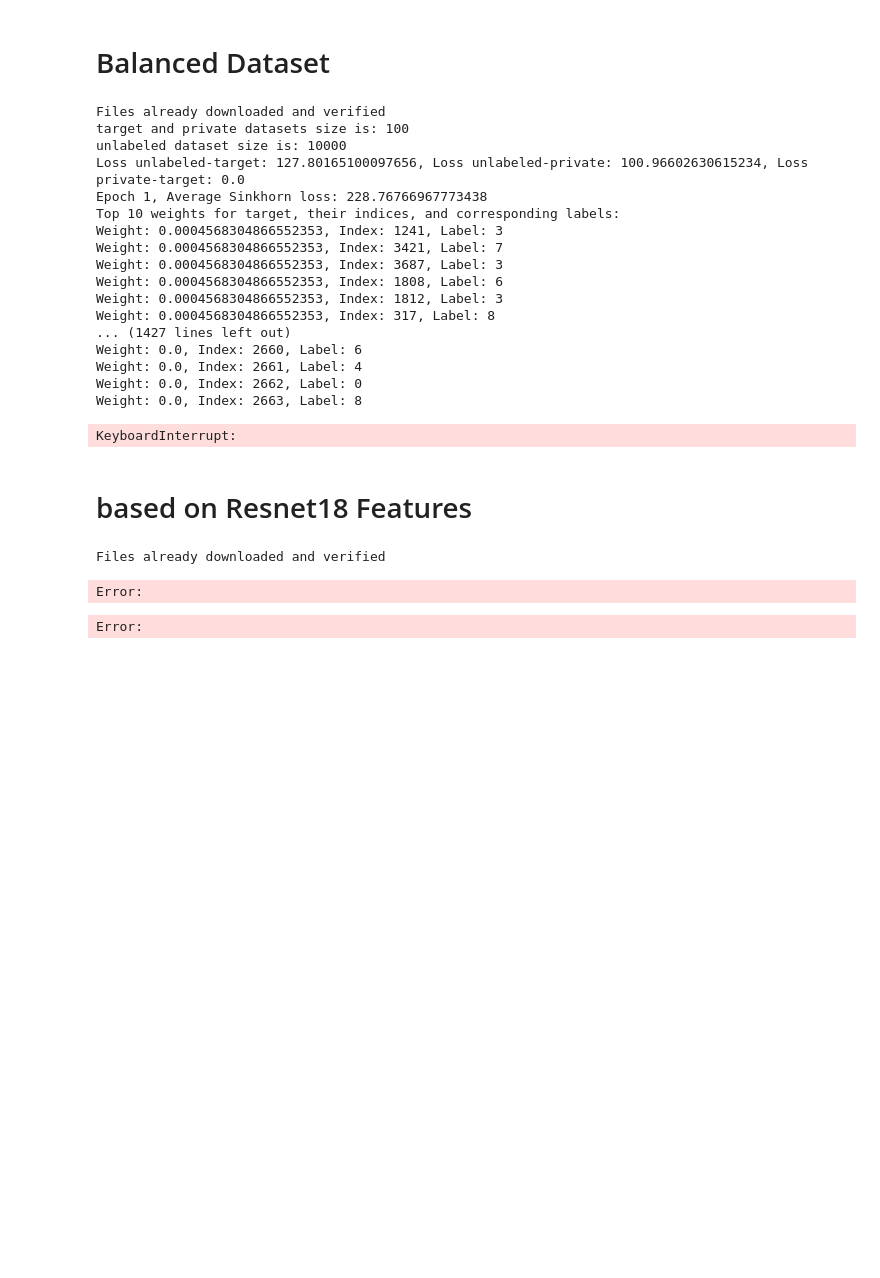
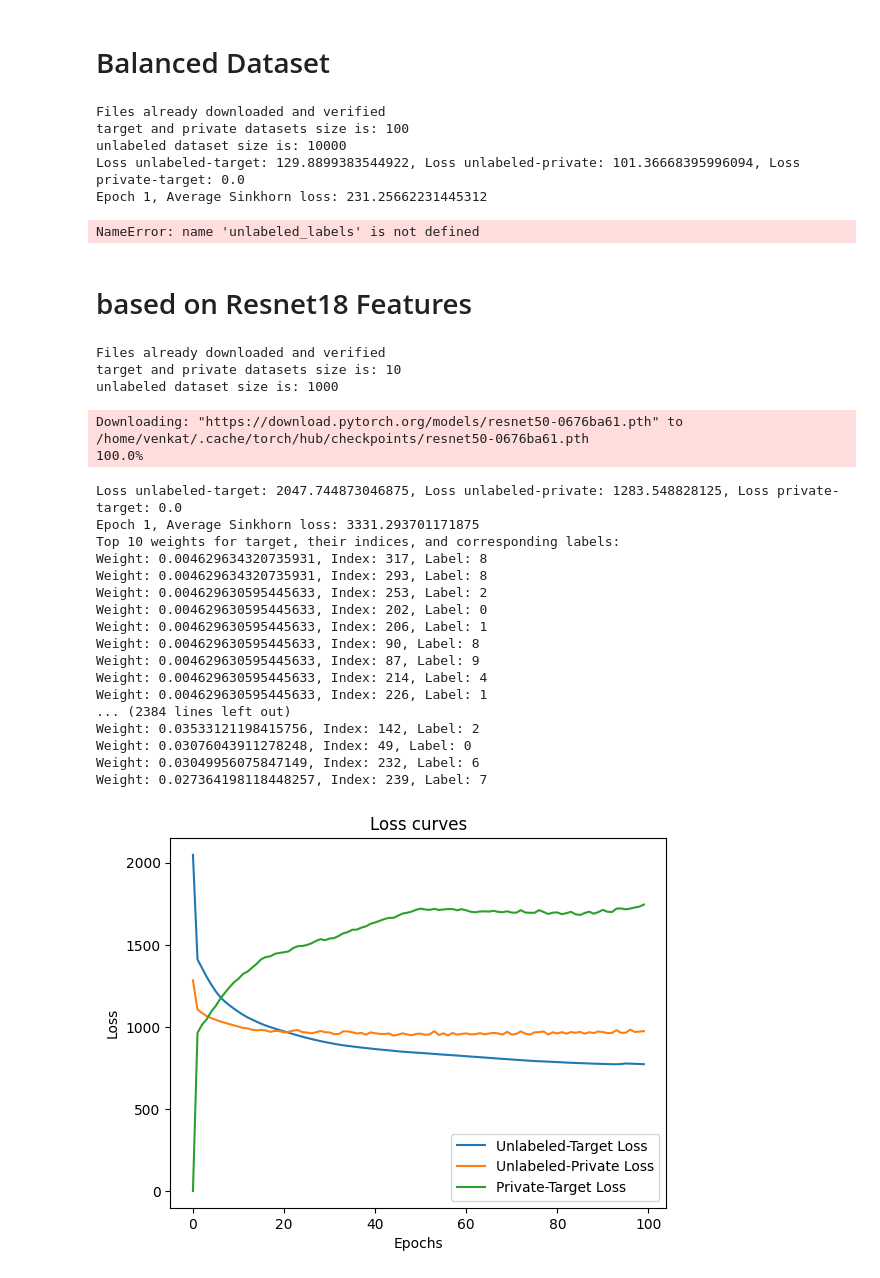
Before and after one commit to venkatapathy/sinkhorn-minibatch, a Jupyter notebook: cifar_minibatchsinkhorn.ipynb, the cells around one changed output. Saved outputs shown, nothing was run; the diff lists cells and outputs as text; code cells hidden in the pictures; blank space fills up the shorter version.

Commit message:
feature with resnet50

```diff
--- a/cifar_minibatchsinkhorn.ipynb
+++ b/cifar_minibatchsinkhorn.ipynb
@@ -792,8 +815,8 @@ private_loader = DataLoader(private_dataset, batch_size=len(private_dataset), sh
 sinkhorn_loss = SamplesLoss(loss="sinkhorn", p=2, blur=0.01)
 
 # Initialize weights for the unlabeled_images for target and private
-weights_unlabeled_target = torch.full((len(unlabeled), 1), 1.0 / len(unlabeled), requires_grad=True)
-weights_unlabeled_private = torch.full((len(unlabeled), 1), 1.0 / len(unlabeled), requires_grad=True)
+weights_unlabeled_target = torch.full((len(unlabeled_dataset), 1), 1.0 / len(unlabeled_dataset), requires_grad=True)
+weights_unlabeled_private = torch.full((len(unlabeled_dataset), 1), 1.0 / len(unlabeled_dataset), requires_grad=True)
 weights_target = torch.full((len(target_dataset), 1), 1.0 / len(target_dataset), requires_grad=False)
 weights_private = torch.full((len(private_dataset), 1), 1.0 / len(private_dataset), requires_grad=False)
 
@@ -931,21 +954,9 @@ plt.show()
 Files already downloaded and verified
 target and private datasets size is: 100
 unlabeled dataset size is: 10000
-Loss unlabeled-target: 127.80165100097656, Loss unlabeled-private: 100.96602630615234, Loss private-target: 0.0
-Epoch 1, Average Sinkhorn loss: 228.76766967773438
-Top 10 weights for target, their indices, and corresponding labels:
-Weight: 0.0004568304866552353, Index: 1241, Label: 3
-Weight: 0.0004568304866552353, Index: 3421, Label: 7
-Weight: 0.0004568304866552353, Index: 3687, Label: 3
-Weight: 0.0004568304866552353, Index: 1808, Label: 6
-Weight: 0.0004568304866552353, Index: 1812, Label: 3
-Weight: 0.0004568304866552353, Index: 317, Label: 8
-... (1427 lines left out)
-Weight: 0.0, Index: 2660, Label: 6
-Weight: 0.0, Index: 2661, Label: 4
-Weight: 0.0, Index: 2662, Label: 0
-Weight: 0.0, Index: 2663, Label: 8
+Loss unlabeled-target: 129.8899383544922, Loss unlabeled-private: 101.36668395996094, Loss private-target: 0.0
+Epoch 1, Average Sinkhorn loss: 231.25662231445312
-KeyboardInterrupt:
+NameError: name 'unlabeled_labels' is not defined
 # %% [markdown]
 # based on Resnet18 Features
 # %%
@@ -956,6 +967,7 @@ from geomloss import SamplesLoss
 from torch import optim
 from torchvision.datasets import CIFAR10
 import random
+from torchvision.models import resnet50
 
 # Define a function to project weights to a simplex
 def project_simplex(v):
@@ -992,7 +1004,7 @@ for image, label in cifar_trainset:
 target_size = 100
 print('target and private datasets size is:',target_size)
 # For the target dataset, pick 100 samples from one class
-target_class = 9
+target_class = 8
 target_dataset = class_datasets[target_class][:target_size]
 class_datasets[target_class] = class_datasets[target_class][target_size:]
 
@@ -1007,13 +1019,15 @@ for class_num, class_dataset in enumerate(class_datasets):
 
 
 # The unlabeled dataset will contain the remaining samples
-unlabeled_dataset = [sample for class_dataset in class_datasets for sample in class_dataset]
+unlabeled_dataset = [(image, label) for class_dataset in class_datasets for image, label in class_dataset]
+
 
 # Shuffle the datasets
 random.shuffle(unlabeled_dataset)
 random.shuffle(private_dataset)
 random.shuffle(target_dataset)
-
+# Get the labels for the unlabeled dataset
+unlabeled_labels = [label for _, label in unlabeled_dataset]
 unlabeled_size = 10000
 print('unlabeled dataset size is:',unlabeled_size)
 
@@ -1023,7 +1037,7 @@ target_loader = DataLoader(target_dataset, batch_size=len(target_dataset), shuff
 private_loader = DataLoader(private_dataset, batch_size=len(private_dataset), shuffle=False)
 
 # Load the pretrained ResNet18 model
-model = resnet18(pretrained=True)
+model = resnet50(pretrained=True)
 
 # Set the model to evaluation mode
 model.eval()
@@ -1033,14 +1047,14 @@ model.eval()
 sinkhorn_loss = SamplesLoss(loss="sinkhorn", p=2, blur=0.01)
 
 # Initialize weights for the unlabeled_images for target and private
-weights_unlabeled_target = torch.full((len(unlabeled), 1), 1.0 / len(unlabeled), requires_grad=True)
-weights_unlabeled_private = torch.full((len(unlabeled), 1), 1.0 / len(unlabeled), requires_grad=True)
+weights_unlabeled_target = torch.full((len(unlabeled_dataset), 1), 1.0 / len(unlabeled_dataset), requires_grad=True)
+weights_unlabeled_private = torch.full((len(unlabeled_dataset), 1), 1.0 / len(unlabeled_dataset), requires_grad=True)
 weights_target = torch.full((len(target_dataset), 1), 1.0 / len(target_dataset), requires_grad=False)
 weights_private = torch.full((len(private_dataset), 1), 1.0 / len(private_dataset), requires_grad=False)
 
 # Define an optimizer for each set of weights
-optimizer_target = optim.Adam([weights_unlabeled_target,weights_target], lr=.01)
-optimizer_private = optim.Adam([weights_unlabeled_private,weights_private], lr=.01)
+optimizer_target = optim.Adam([weights_unlabeled_target], lr=.05)
+optimizer_private = optim.Adam([weights_unlabeled_private], lr=.05)
 
 # Define the learning rate scheduler
 #scheduler_target = torch.optim.lr_scheduler.StepLR(optimizer_target, step_size=10, gamma=0.1)
@@ -1104,7 +1118,7 @@ for epoch in range(100):
         loss_values_private_target.append(loss_private_target.item())
 
 
-        loss = loss_unlabeled_target + loss_unlabeled_private - loss_private_target
+        loss = loss_unlabeled_target #+ loss_unlabeled_private #- loss_private_target
         print(f"Loss unlabeled-target: {loss_unlabeled_target.item()}, Loss unlabeled-private: {loss_unlabeled_private.item()}, Loss private-target: {loss_private_target.item()}")
         losses.append(loss.item())
 
@@ -1152,32 +1166,52 @@ for epoch in range(100):
     print("Top 10 weights for target, their indices, and corresponding labels:")
     for weight, idx, label in zip(top_weights_target, top_indices_target, top_labels_target):
         print(f"Weight: {weight}, Index: {idx}, Label: {label}")
 
     print("Top 10 weights for private, their indices, and corresponding labels:")
     for weight, idx, label in zip(top_weights_private, top_indices_private, top_labels_private):
         print(f"Weight: {weight}, Index: {idx}, Label: {label}")
 
 import matplotlib.pyplot as plt
 
 # Create a figure and a set of subplots
 fig, ax = plt.subplots()
 
 # Plot the loss values
 ax.plot(loss_values_unlabeled_target, label='Unlabeled-Target Loss')
 ax.plot(loss_values_unlabeled_private, label='Unlabeled-Private Loss')
 ax.plot(loss_values_private_target, label='Private-Target Loss')
 
 # Set the labels and title
 ax.set_xlabel('Epochs')
 ax.set_ylabel('Loss')
 ax.set_title('Loss curves')
 
 # Add a legend
 ax.legend()
 
 # Show the plot
 plt.show()
 # %% [output]
 Files already downloaded and verified
+target and private datasets size is: 10
+unlabeled dataset size is: 1000
-Error:
+Downloading: "https://download.pytorch.org/models/resnet50-0676ba61.pth" to /home/venkat/.cache/torch/hub/checkpoints/resnet50-0676ba61.pth
+100.0%
-Error:
+Loss unlabeled-target: 2047.744873046875, Loss unlabeled-private: 1283.548828125, Loss private-target: 0.0
+Epoch 1, Average Sinkhorn loss: 3331.293701171875
+Top 10 weights for target, their indices, and corresponding labels:
+Weight: 0.004629634320735931, Index: 317, Label: 8
+Weight: 0.004629634320735931, Index: 293, Label: 8
+Weight: 0.004629630595445633, Index: 253, Label: 2
+Weight: 0.004629630595445633, Index: 202, Label: 0
+Weight: 0.004629630595445633, Index: 206, Label: 1
+Weight: 0.004629630595445633, Index: 90, Label: 8
+Weight: 0.004629630595445633, Index: 87, Label: 9
+Weight: 0.004629630595445633, Index: 214, Label: 4
+Weight: 0.004629630595445633, Index: 226, Label: 1
+... (2384 lines left out)
+Weight: 0.03533121198415756, Index: 142, Label: 2
+Weight: 0.03076043911278248, Index: 49, Label: 0
+Weight: 0.03049956075847149, Index: 232, Label: 6
+Weight: 0.027364198118448257, Index: 239, Label: 7
+[figure, added]
```
Also changed, not shown: parts of 2 cells of this notebook, 1 other file.
